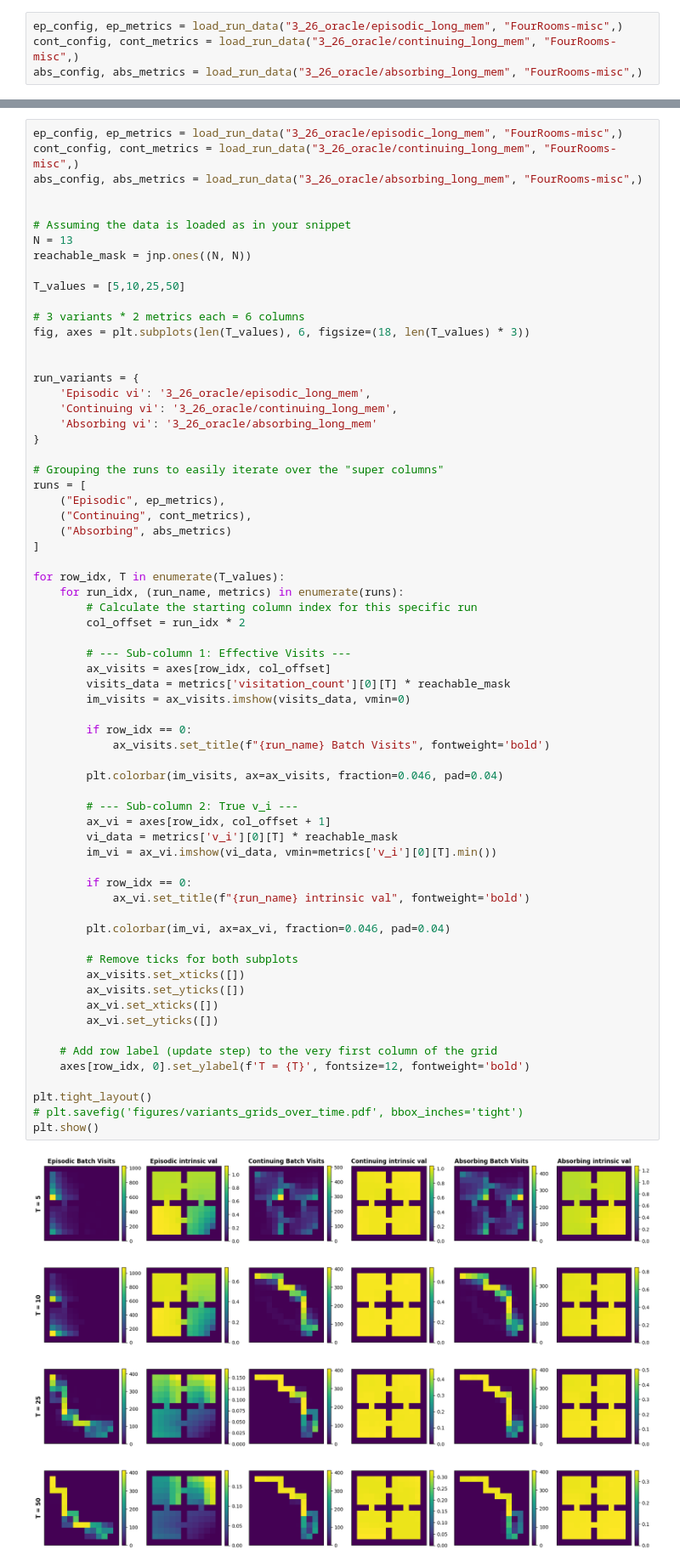
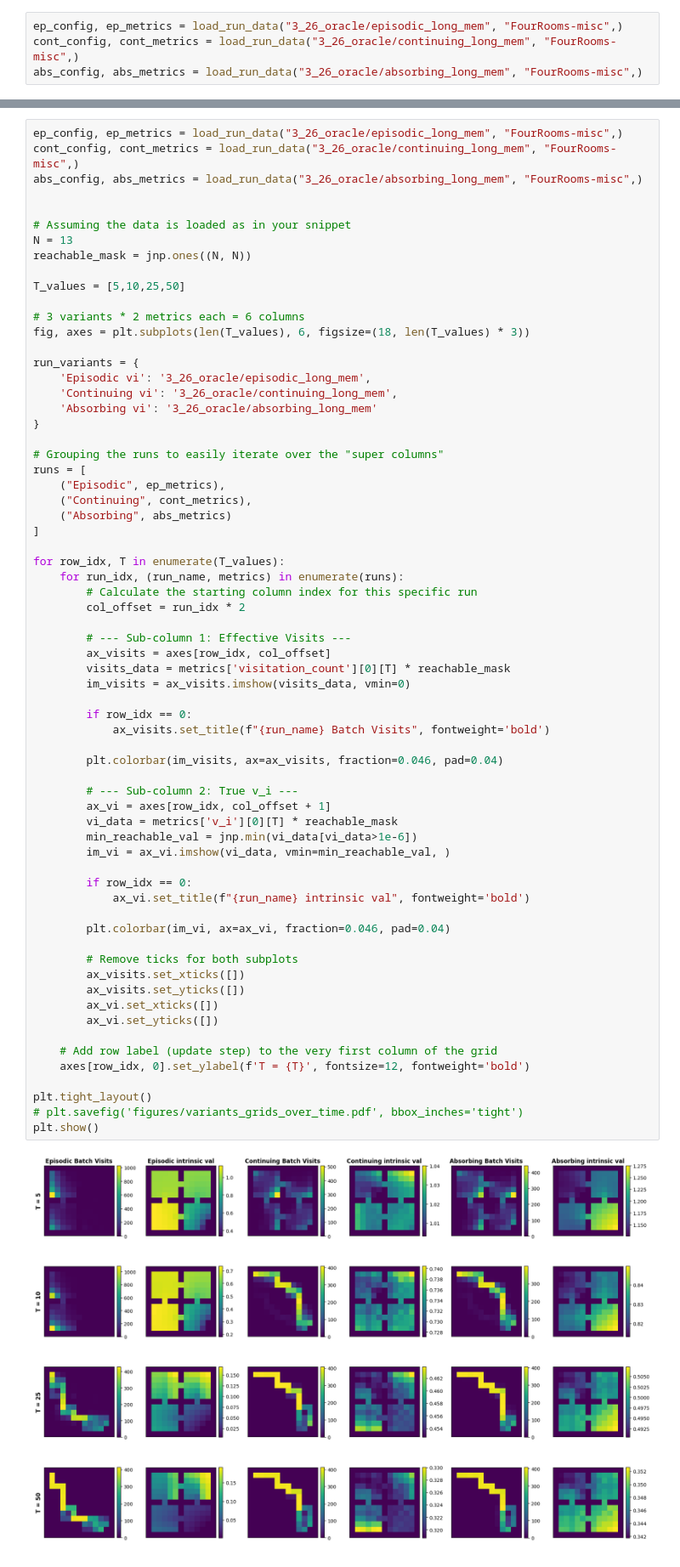
Before and after one commit to dillonmsandhu/td-avar-explore, a Jupyter notebook: deep/notebooks/absorbing_comparison.ipynb, the cells around one changed output, grey strips where cells are left out. Shown at 85% size. Cells and saved outputs as stored; diff of their text form.

```diff
--- a/deep/notebooks/absorbing_comparison.ipynb
+++ b/deep/notebooks/absorbing_comparison.ipynb
@@ -152,7 +152,6 @@ T_values = [5,10,25,50]
 
 # 3 variants * 2 metrics each = 6 columns
 fig, axes = plt.subplots(len(T_values), 6, figsize=(18, len(T_values) * 3))
-
 
 run_variants = {
     'Episodic vi': '3_26_oracle/episodic_long_mem',
@@ -177,32 +176,33 @@ for row_idx, T in enumerate(T_values):
         visits_data = metrics['visitation_count'][0][T] * reachable_mask
         im_visits = ax_visits.imshow(visits_data, vmin=0)
 
         if row_idx == 0:
             ax_visits.set_title(f"{run_name} Batch Visits", fontweight='bold')
 
         plt.colorbar(im_visits, ax=ax_visits, fraction=0.046, pad=0.04)
 
         # --- Sub-column 2: True v_i ---
         ax_vi = axes[row_idx, col_offset + 1]
         vi_data = metrics['v_i'][0][T] * reachable_mask
-        im_vi = ax_vi.imshow(vi_data, vmin=metrics['v_i'][0][T].min())
+        min_reachable_val = jnp.min(vi_data[vi_data>1e-6])
+        im_vi = ax_vi.imshow(vi_data, vmin=min_reachable_val, )
 
         if row_idx == 0:
             ax_vi.set_title(f"{run_name} intrinsic val", fontweight='bold')
 
         plt.colorbar(im_vi, ax=ax_vi, fraction=0.046, pad=0.04)
 
         # Remove ticks for both subplots
         ax_visits.set_xticks([])
         ax_visits.set_yticks([])
         ax_vi.set_xticks([])
         ax_vi.set_yticks([])
 
     # Add row label (update step) to the very first column of the grid
     axes[row_idx, 0].set_ylabel(f'T = {T}', fontsize=12, fontweight='bold')
 
 plt.tight_layout()
 # plt.savefig('figures/variants_grids_over_time.pdf', bbox_inches='tight')
 plt.show()
 # %% [output]
-[figure, old version]
+[figure, new version]
```
Also changed, not shown: parts of 1 cell of this notebook, 1 other file.
